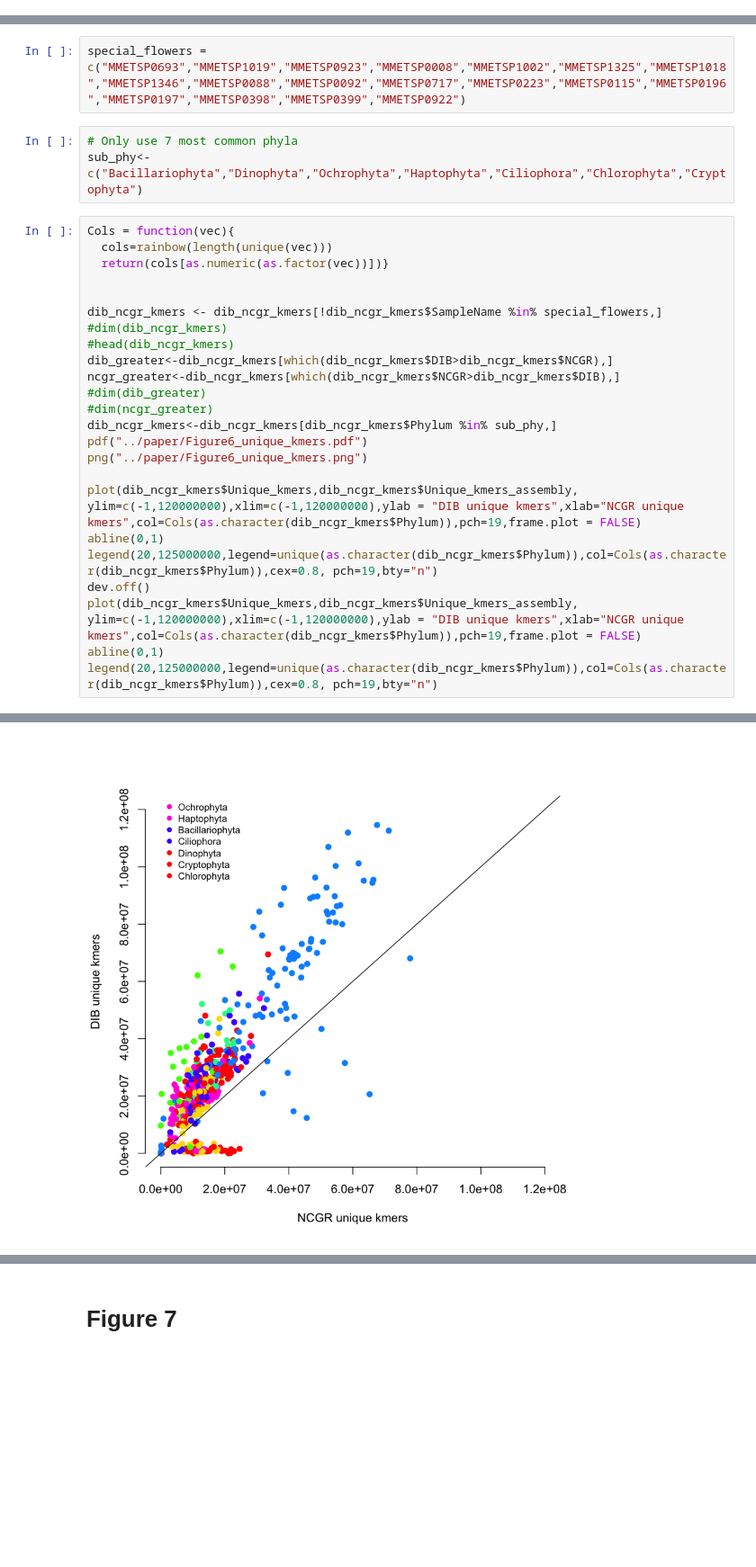
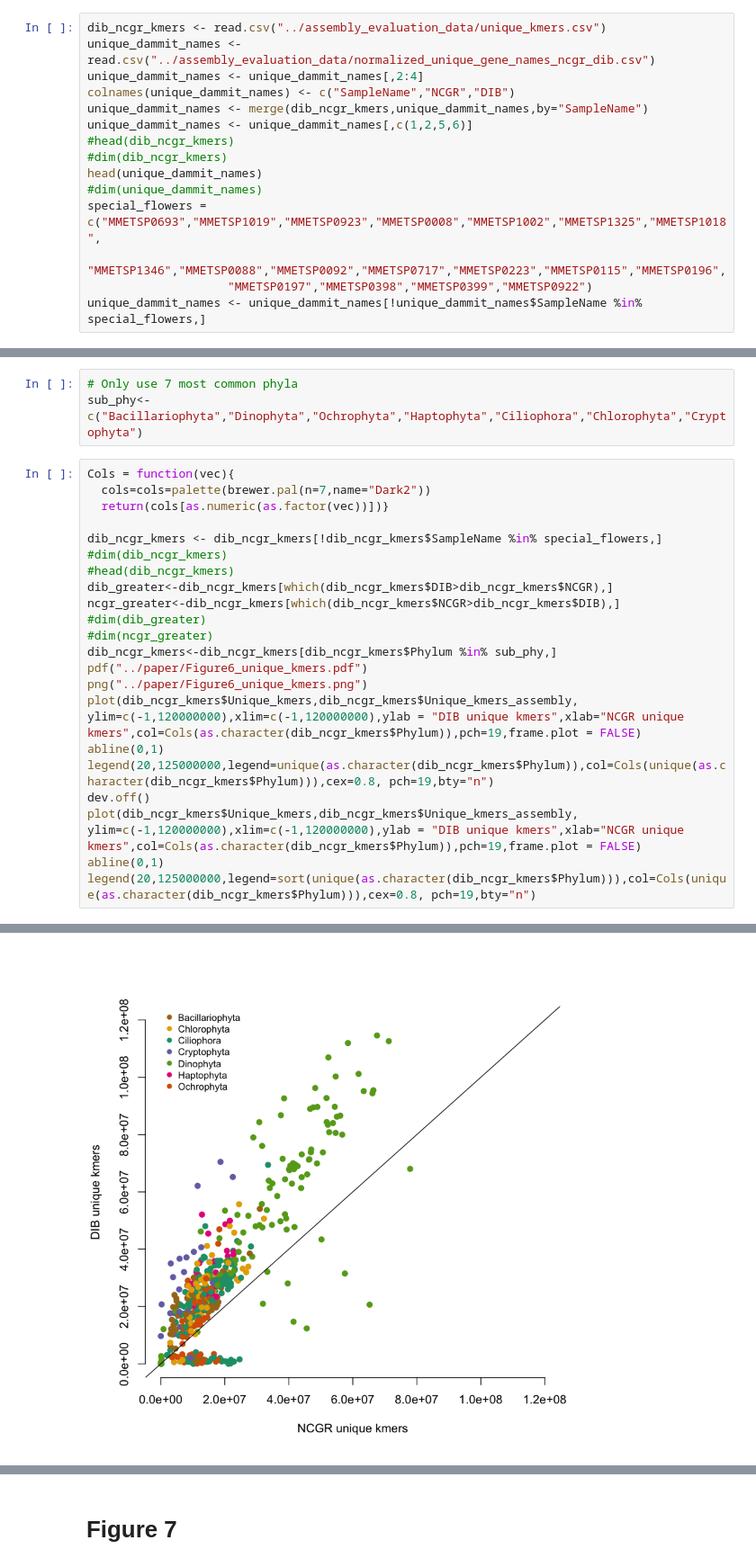
Before and after one commit to johnsolk/MMETSP, a Jupyter notebook: notebooks/MMETSP_unique_kmers_dammitgenenames.ipynb, the cells around one changed output, grey strips where cells are left out. Shown at 90% size. Saved outputs shown, nothing was run; the diff lists cells and outputs as text; blank space fills up the shorter version.

```diff
--- a/notebooks/MMETSP_unique_kmers_dammitgenenames.ipynb
+++ b/notebooks/MMETSP_unique_kmers_dammitgenenames.ipynb
@@ -10,0 +5,15 @@ unique_dammit_names <- read.csv("../assembly_evaluation_data/normalized_unique_g
+# %%
+dib_ncgr_kmers <- read.csv("../assembly_evaluation_data/unique_kmers.csv")
+unique_dammit_names <- read.csv("../assembly_evaluation_data/normalized_unique_gene_names_ncgr_dib.csv")
+unique_dammit_names <- unique_dammit_names[,2:4]
+colnames(unique_dammit_names) <- c("SampleName","NCGR","DIB")
+unique_dammit_names <- merge(dib_ncgr_kmers,unique_dammit_names,by="SampleName")
+unique_dammit_names <- unique_dammit_names[,c(1,2,5,6)]
+#head(dib_ncgr_kmers)
+#dim(dib_ncgr_kmers)
+head(unique_dammit_names)
+#dim(unique_dammit_names)
+special_flowers = c("MMETSP0693","MMETSP1019","MMETSP0923","MMETSP0008","MMETSP1002","MMETSP1325","MMETSP1018",
+                    "MMETSP1346","MMETSP0088","MMETSP0092","MMETSP0717","MMETSP0223","MMETSP0115","MMETSP0196",
+                    "MMETSP0197","MMETSP0398","MMETSP0399","MMETSP0922")
+unique_dammit_names <- unique_dammit_names[!unique_dammit_names$SampleName %in% special_flowers,]
@@ -23,33 +30,29 @@ head(dib_ncgr_kmers)
-# %%
-special_flowers = c("MMETSP0693","MMETSP1019","MMETSP0923","MMETSP0008","MMETSP1002","MMETSP1325","MMETSP1018","MMETSP1346","MMETSP0088","MMETSP0092","MMETSP0717","MMETSP0223","MMETSP0115","MMETSP0196","MMETSP0197","MMETSP0398","MMETSP0399","MMETSP0922")
 # %%
 # Only use 7 most common phyla
 sub_phy<-c("Bacillariophyta","Dinophyta","Ochrophyta","Haptophyta","Ciliophora","Chlorophyta","Cryptophyta")
 # %%
 Cols = function(vec){
-  cols=rainbow(length(unique(vec)))
+  cols=cols=palette(brewer.pal(n=7,name="Dark2"))
   return(cols[as.numeric(as.factor(vec))])}
-
 
 dib_ncgr_kmers <- dib_ncgr_kmers[!dib_ncgr_kmers$SampleName %in% special_flowers,]
 #dim(dib_ncgr_kmers)
 #head(dib_ncgr_kmers)
 dib_greater<-dib_ncgr_kmers[which(dib_ncgr_kmers$DIB>dib_ncgr_kmers$NCGR),]
 ncgr_greater<-dib_ncgr_kmers[which(dib_ncgr_kmers$NCGR>dib_ncgr_kmers$DIB),]
 #dim(dib_greater)
 #dim(ncgr_greater)
 dib_ncgr_kmers<-dib_ncgr_kmers[dib_ncgr_kmers$Phylum %in% sub_phy,]
 pdf("../paper/Figure6_unique_kmers.pdf")
 png("../paper/Figure6_unique_kmers.png")
-
 plot(dib_ncgr_kmers$Unique_kmers,dib_ncgr_kmers$Unique_kmers_assembly, ylim=c(-1,120000000),xlim=c(-1,120000000),ylab = "DIB unique kmers",xlab="NCGR unique kmers",col=Cols(as.character(dib_ncgr_kmers$Phylum)),pch=19,frame.plot = FALSE)
 abline(0,1)
-legend(20,125000000,legend=unique(as.character(dib_ncgr_kmers$Phylum)),col=Cols(as.character(dib_ncgr_kmers$Phylum)),cex=0.8, pch=19,bty="n")
+legend(20,125000000,legend=unique(as.character(dib_ncgr_kmers$Phylum)),col=Cols(unique(as.character(dib_ncgr_kmers$Phylum))),cex=0.8, pch=19,bty="n")
 dev.off()
 plot(dib_ncgr_kmers$Unique_kmers,dib_ncgr_kmers$Unique_kmers_assembly, ylim=c(-1,120000000),xlim=c(-1,120000000),ylab = "DIB unique kmers",xlab="NCGR unique kmers",col=Cols(as.character(dib_ncgr_kmers$Phylum)),pch=19,frame.plot = FALSE)
 abline(0,1)
-legend(20,125000000,legend=unique(as.character(dib_ncgr_kmers$Phylum)),col=Cols(as.character(dib_ncgr_kmers$Phylum)),cex=0.8, pch=19,bty="n")
+legend(20,125000000,legend=sort(unique(as.character(dib_ncgr_kmers$Phylum))),col=Cols(unique(as.character(dib_ncgr_kmers$Phylum))),cex=0.8, pch=19,bty="n")
 # %% [output]
 pdf
   2
-[figure, old version]
+[figure, new version]
```
Also changed, not shown: parts of 24 cells of this notebook, 29 other files.
